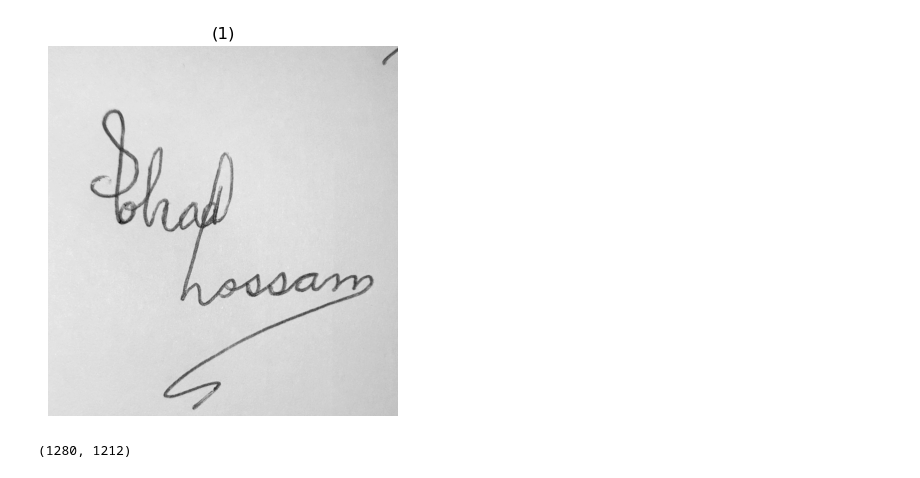
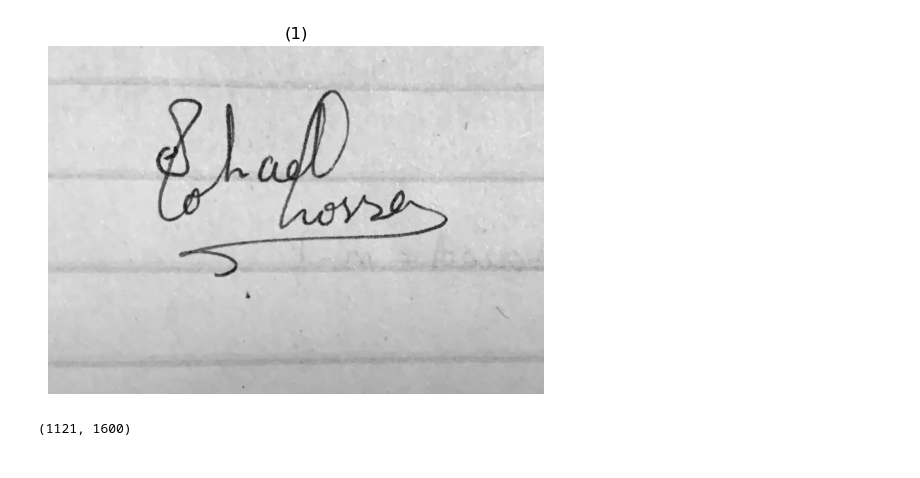
Before and after one commit to yasmin-hashem24/Signarture_verification_Image23, a Jupyter notebook: temp.ipynb, the cells around one changed output. Drawn from its saved outputs; the diff is of its cells as text; code cells hidden in the pictures.

```diff
--- a/temp.ipynb
+++ b/temp.ipynb
@@ -28,68 +28,71 @@ def any2rgb(img: np.ndarray) -> np.ndarray:
             return rgba2rgb(image)
     else:
         raise Exception("Invalid image shape")
 
-def local_thresholding_segment(image: np.ndarray, block_size: int, offset: float) -> None:
-    image = image * 255
-    binary_image = np.zeros(image.shape, dtype=bool)
+# def local_thresholding_segment(image: np.ndarray, block_size: int, offset: float) -> None:
+#     image = image * 255
+#     binary_image = np.zeros(image.shape, dtype=bool)
 
-    for i in range(image.shape[0]):
-        for j in range(image.shape[1]):
-            start_row = max(0, i - block_size // 2)
-            end_row = min(image.shape[0], i + block_size // 2 + 1)
-            start_col = max(0, j - block_size // 2)
-            end_col = min(image.shape[1], j + block_size // 2 + 1)
+#     for i in range(image.shape[0]):
+#         for j in range(image.shape[1]):
+#             start_row = max(0, i - block_size // 2)
+#             end_row = min(image.shape[0], i + block_size // 2 + 1)
+#             start_col = max(0, j - block_size // 2)
+#             end_col = min(image.shape[1], j + block_size // 2 + 1)
 
-            local_mean = np.mean(image[start_row:end_row, start_col:end_col])
+#             local_mean = np.mean(image[start_row:end_row, start_col:end_col])
 
-            local_threshold = local_mean - offset
+#             local_threshold = local_mean - offset
 
-            binary_image[i, j] = image[i, j] < local_threshold
+#             binary_image[i, j] = image[i, j] < local_threshold
 
-    return binary_image
+#     return binary_image
 
 
 
-def local_thresholding_parallelized(image: np.ndarray, block_size: int, offset: float) -> None:
-    r, c = image.shape
-    image_sections = [image[0:r//2, 0:c//2],  image[0:r//2, c//2:c], image[r//2:r, 0:c//2], image[r//2:r, c//2:c]]
+# def local_thresholding_parallelized(image: np.ndarray, block_size: int, offset: float) -> None:
+#     r, c = image.shape
+#     image_sections = [image[0:r//2, 0:c//2],  image[0:r//2, c//2:c], image[r//2:r, 0:c//2], image[r//2:r, c//2:c]]
 
-    threads = list()
-    sections_list = [0] * len(image_sections)
-    for i in range(len(image_sections)):
-        thread = threading.Thread(target=local_thresholding, args=(image_sections[i], block_size, offset, sections_list, i, ))
-        threads.append(thread)
-        thread.start()
+#     threads = list()
+#     sections_list = [0] * len(image_sections)
+#     for i in range(len(image_sections)):
+#         thread = threading.Thread(target=local_thresholding, args=(image_sections[i], block_size, offset, sections_list, i, ))
+#         threads.append(thread)
+#         thread.start()
 
-    for thread in threads:
-        thread.join()
+#     for thread in threads:
+#         thread.join()
 
 
-    image[0:r//2, 0:c//2] = sections_list[0]
-    image[0:r//2, c//2:c] = sections_list[1]
-    image[r//2:r, 0:c//2] = sections_list[2]
-    image[r//2:r, c//2:c] = sections_list[3]
-    return image
+#     image[0:r//2, 0:c//2] = sections_list[0]
+#     image[0:r//2, c//2:c] = sections_list[1]
+#     image[r//2:r, 0:c//2] = sections_list[2]
+#     image[r//2:r, c//2:c] = sections_list[3]
+#     return image
 
 
 
 
-def local_thresholding(image: np.ndarray, block_size: int, offset: float, sections_list: list[np.ndarray], index) -> None:
-    segmented_image = local_thresholding_segment(image, block_size, offset)
+# def local_thresholding(image: np.ndarray, block_size: int, offset: float, sections_list: list[np.ndarray], index) -> None:
+#     segmented_image = local_thresholding_segment(image, block_size, offset)
 
-    sections_list[index] = segmented_image
+#     sections_list[index] = segmented_image
 
 
-image = io.imread('2/forged/1.jpg')
+
+
+image = io.imread('2/real/2.jpeg')
 gray_img = img2gray(image)
 show_images([gray_img])
 print(gray_img.shape)
-test = local_thresholding_segment(gray_img, 35, 10)
-test_img = local_thresholding_parallelized(gray_img, 35, 10)
+test = local_thresholding(gray_img, 35, 0.1)
+thresh = threshold_local(gray_img, 35, offset=0.1)
+binarized_img = gray_img < thresh
 
 
 
-show_images([test_img, test])
+show_images([binarized_img, test])
 # %% [output]
-[figure, old version]
+[figure, new version]
-(1280, 1212)
+(1121, 1600)
```
Also changed, not shown: parts of 1 cell of this notebook, 8 other files.
